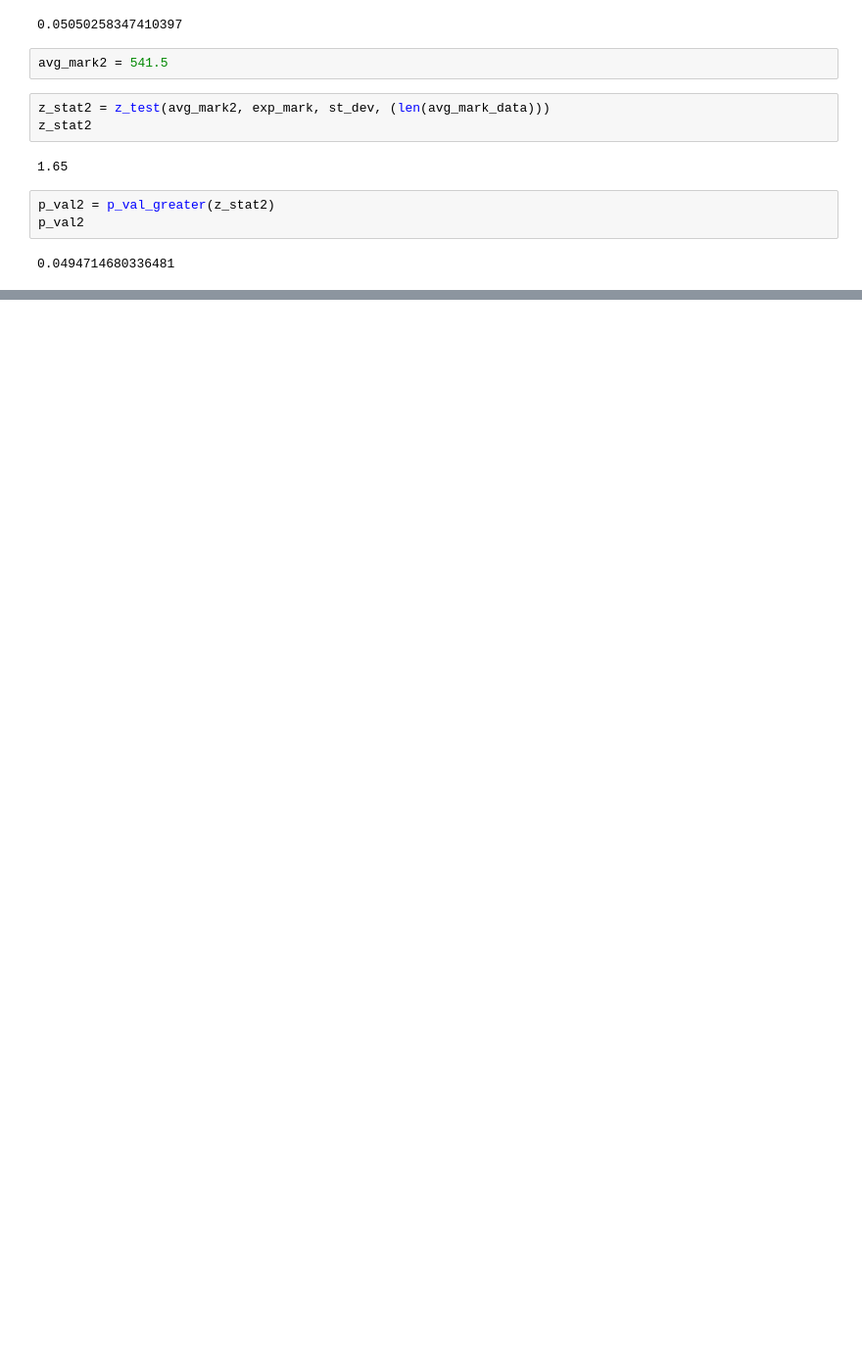
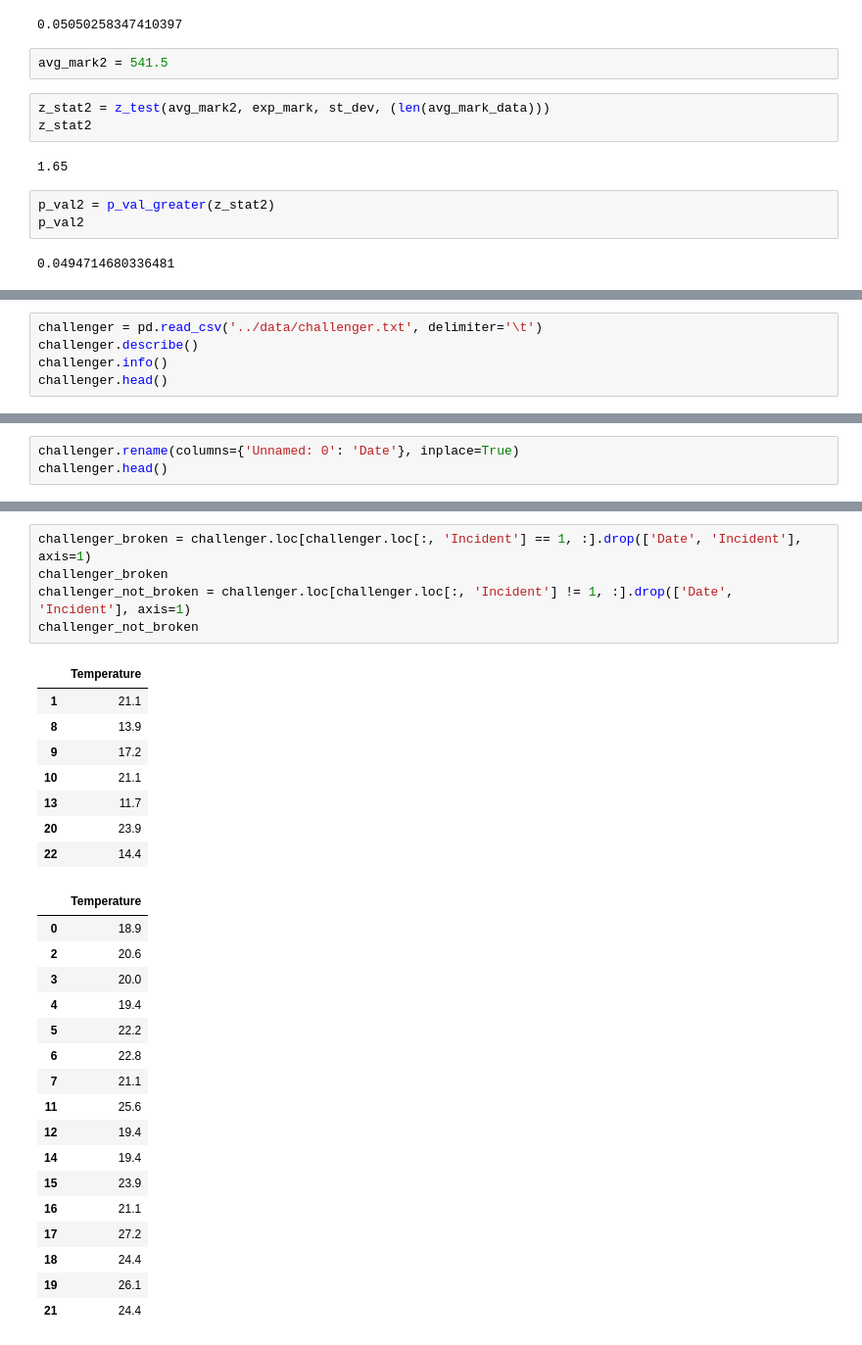
Before and after one commit to AlexG888/Specialization_from_MIPT_and_Yandex, a Jupyter notebook: course_4/theoretical_notebooks/tests.ipynb, the cells around one changed output, grey strips where cells are left out. Shown at 98% size. Saved outputs shown, nothing was run; the diff lists cells and outputs as text; blank space fills up the shorter version.

```diff
--- a/course_4/theoretical_notebooks/tests.ipynb
+++ b/course_4/theoretical_notebooks/tests.ipynb
@@ -688,0 +744,5 @@ p_val2
+# %%
+challenger = pd.read_csv('../data/challenger.txt', delimiter='\t')
+challenger.describe()
+challenger.info()
+challenger.head()
@@ -688,0 +775,3 @@ p_val2
+# %%
+challenger.rename(columns={'Unnamed: 0': 'Date'}, inplace=True)
+challenger.head()
@@ -688,0 +785,31 @@ p_val2
+# %%
+challenger_broken = challenger.loc[challenger.loc[:, 'Incident'] == 1, :].drop(['Date', 'Incident'], axis=1)
+challenger_broken
+challenger_not_broken = challenger.loc[challenger.loc[:, 'Incident'] != 1, :].drop(['Date', 'Incident'], axis=1)
+challenger_not_broken
+# %% [output]
+|  | Temperature |
+| 1 | 21.1 |
+| 8 | 13.9 |
+| 9 | 17.2 |
+| 10 | 21.1 |
+| 13 | 11.7 |
+| 20 | 23.9 |
+| 22 | 14.4 |
+|  | Temperature |
+| 0 | 18.9 |
+| 2 | 20.6 |
+| 3 | 20.0 |
+| 4 | 19.4 |
+| 5 | 22.2 |
+| 6 | 22.8 |
+| 7 | 21.1 |
+| 11 | 25.6 |
+| 12 | 19.4 |
+| 14 | 19.4 |
+| 15 | 23.9 |
+| 16 | 21.1 |
+| 17 | 27.2 |
+| 18 | 24.4 |
+| 19 | 26.1 |
+| 21 | 24.4 |
```
Also changed, not shown: parts of 17 cells of this notebook, 9 other files.
